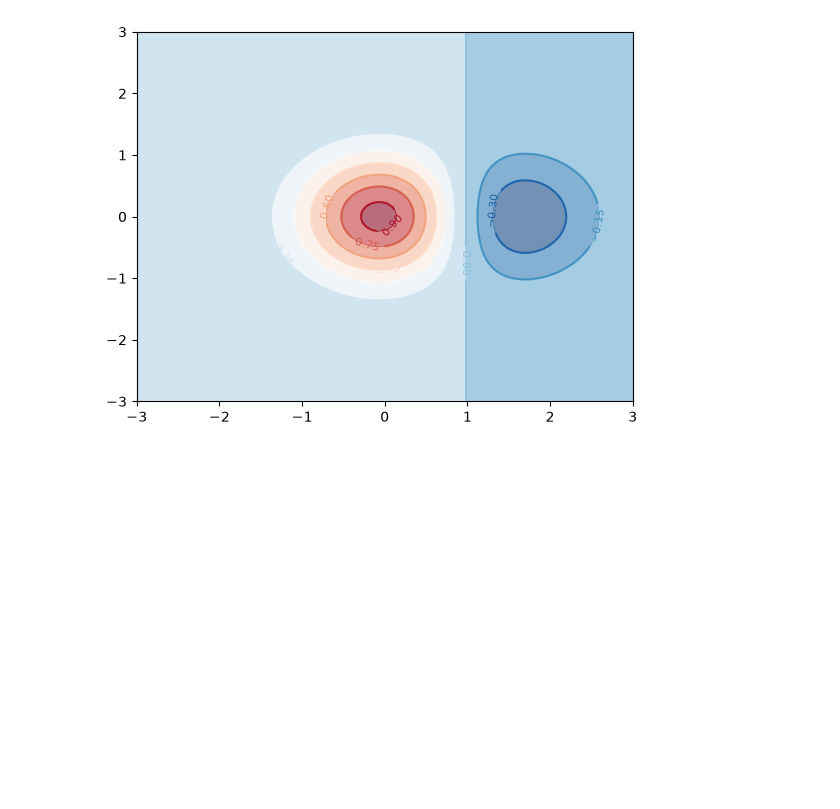
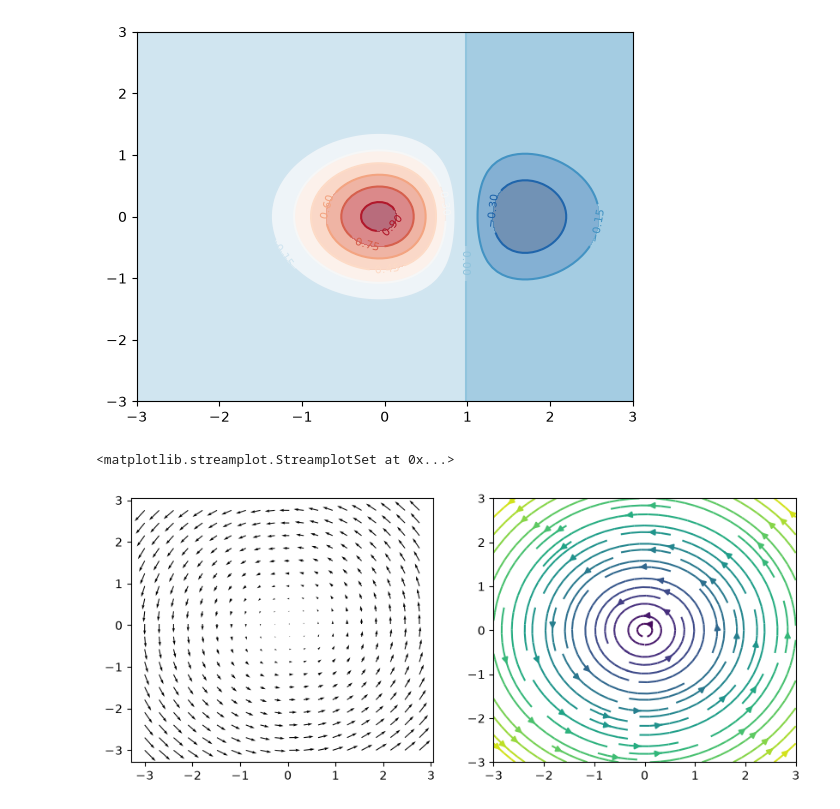
Before and after one commit to ImadElMaftouhi/Machine-learning, a Jupyter notebook: fundamentals/matplotlib/note.ipynb, the cells around one changed output. Cells and saved outputs as stored; diff of their text form; code cells hidden in the pictures; blank space fills up the shorter version.

```diff
--- a/fundamentals/matplotlib/note.ipynb
+++ b/fundamentals/matplotlib/note.ipynb
@@ -442,3 +442,13 @@ ax.contourf(X, Y, Z, levels=12, cmap="RdBu_r", alpha=0.6)
 # %% [output]
 <matplotlib.contour.QuadContourSet at 0x...>
 [figure]
+# %%
+## quiver draws arrows at grid points and its scale parameter sets arrow length per data unit; subsample a dense grid or the figure becomes a solid mass. streamplot draws integral curves of the field and encodes magnitude in linewidth and color, which reads better for continuous flows. barbs is the meteorological variant for wind fields.
+
+U, V = -Y, X
+fig, axes = plt.subplots(1, 2, figsize=(10, 4))
+axes[0].quiver(X[::5, ::5], Y[::5, ::5], U[::5, ::5], V[::5, ::5])
+axes[1].streamplot(X, Y, U, V, color=np.hypot(U, V), cmap="viridis")
+# %% [output]
+<matplotlib.streamplot.StreamplotSet at 0x...>
+[figure, added]
```
Also changed, not shown: parts of 4 cells of this notebook.
